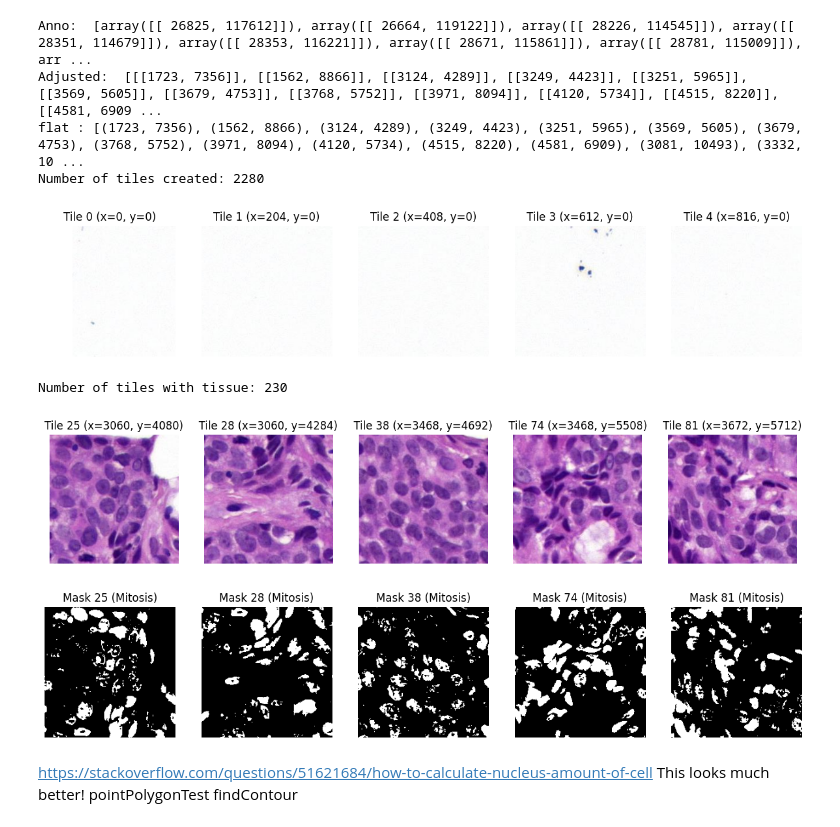
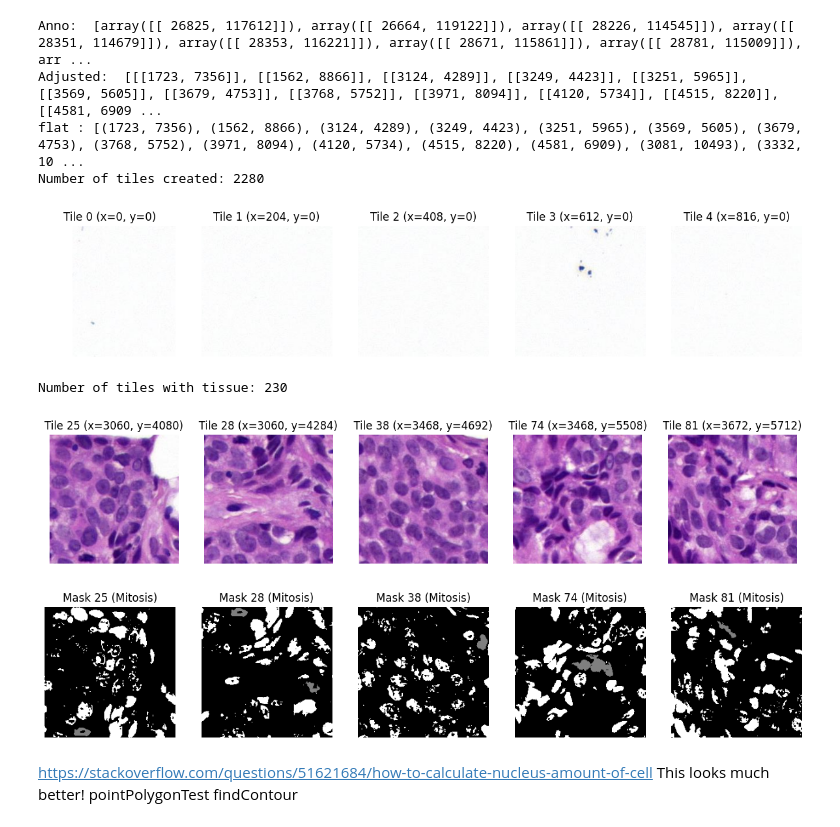
Before and after one commit to buayanil/image-processing, a Jupyter notebook: Beleg2.ipynb, the cells around one changed output. Drawn from its saved outputs; the diff is of its cells as text; code cells hidden in the pictures.

```diff
--- a/Beleg2.ipynb
+++ b/Beleg2.ipynb
@@ -139,45 +139,48 @@ def create_segmentation_mask(tile, tile_coords, mitosis_coords):
         if tile_x <= mit_x < tile_x + tile_size and tile_y <= mit_y < tile_y + tile_size:
             local_x = mit_x - tile_x
             local_y = mit_y - tile_y
+
             if 0 <= local_x < tile_size and 0 <= local_y < tile_size:
-                mask[local_y, local_x] = 127  # Gray for mitosis
+                # Use floodFill to fill the mitosis area
+                _, mitosis_mask, _, _ = cv2.floodFill(mask, None, (local_x, local_y), 127)
                 contains_mitosis = True
 
     return mask, contains_mitosis
+
 
 # Generate masks and store them correctly in the masks list
 masks = []
 for (x, y, tile) in tissue_tiles:
     mask, contains_mitosis = create_segmentation_mask(tile, (x, y), flat_list)
     masks.append((mask, contains_mitosis))  # Append as a tuple
 
 # Function to display selected segmentation masks
 def display_selected_masks(mask_data, tile_indices):
     plt.figure(figsize=(15, 15))
     for i, tile_index in enumerate(tile_indices):
         mask, contains_mitosis = mask_data[tile_index]  # Unpack the tuple
         plt.subplot(1, len(tile_indices), i + 1)
         plt.imshow(mask, cmap='gray')  # Display using grayscale to show black, gray, white
         title_text = f'Mask {tile_index}' + (" (Mitosis)" if contains_mitosis else "")
         plt.title(title_text)
         plt.axis('off')
     plt.show()
 
 # Assuming masks is now a list of tuples (mask, contains_mitosis)
 # Example mask data: [(mask1, True), (mask2, False), (mask3, True), (mask4, False), (mask5, True)]
 # Display selected segmentation masks, you can adjust the indices based on where mitoses are found
 tile_indices_with_mitoses = [i for i, mask_info in enumerate(masks) if mask_info[1]]
 display_selected_masks(masks, tile_indices_with_mitoses[:5])  # Display the first 5 tiles containing mitoses
 # %% [output]
 [figure]
 Anno:  [array([[ 26825, 117612]]), array([[ 26664, 119122]]), array([[ 28226, 114545]]), array([[ 28351, 114679]]), array([[ 28353, 116221]]), array([[ 28671, 115861]]), array([[ 28781, 115009]]), arr ...
 Adjusted:  [[[1723, 7356]], [[1562, 8866]], [[3124, 4289]], [[3249, 4423]], [[3251, 5965]], [[3569, 5605]], [[3679, 4753]], [[3768, 5752]], [[3971, 8094]], [[4120, 5734]], [[4515, 8220]], [[4581, 6909 ...
 flat : [(1723, 7356), (1562, 8866), (3124, 4289), (3249, 4423), (3251, 5965), (3569, 5605), (3679, 4753), (3768, 5752), (3971, 8094), (4120, 5734), (4515, 8220), (4581, 6909), (3081, 10493), (3332, 10 ...
 Number of tiles created: 2280
 [figure]
 Number of tiles with tissue: 230
 [figure]
-[figure, old version]
+[figure, new version]
 # %% [markdown]
 https://stackoverflow.com/questions/51621684/how-to-calculate-nucleus-amount-of-cell
 This looks much better!
```
